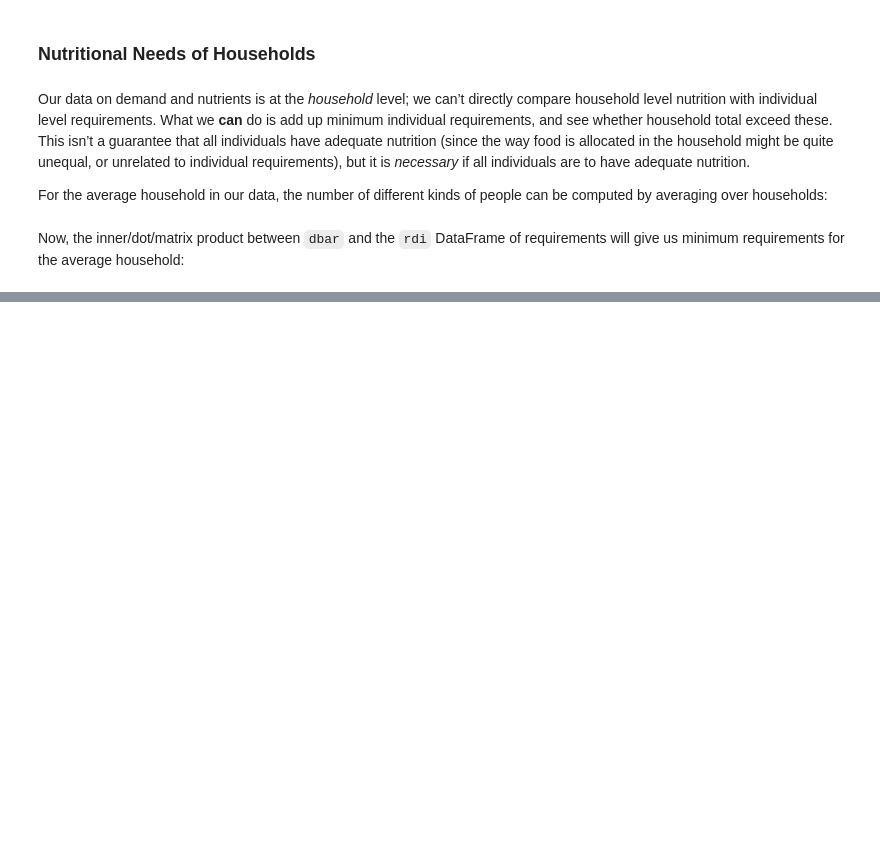
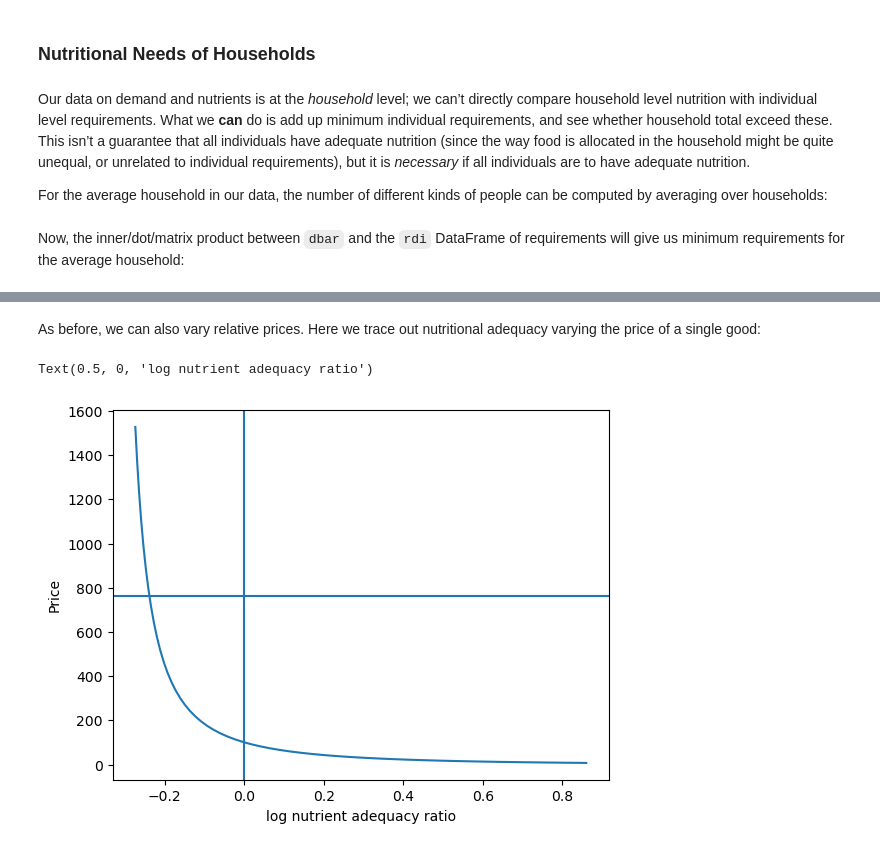
Before and after one commit to lauremariho/proj4_LutherBurbank, a Jupyter notebook: ethiopia_code.ipynb, the cells around one changed output, grey strips where cells are left out. Saved outputs shown, nothing was run; the diff lists cells and outputs as text; code cells hidden in the pictures; blank space fills up the shorter version.

```diff
--- a/ethiopia_code.ipynb
+++ b/ethiopia_code.ipynb
@@ -757,0 +813,18 @@ average household:
+# %% [markdown]
+As before, we can also vary relative prices.  Here we trace out
+nutritional adequacy varying the price of a single good:
+# %%
+scale = np.geomspace(.01,2,50)
+
+ndf = pd.DataFrame({s*pbar[USE_GOOD]:np.log(nutrient_adequacy_ratio(xref/4,my_prices(USE_GOOD,pbar[USE_GOOD]*s),dbar))[UseNutrients] for s in scale}).T
+
+fig,ax = plt.subplots()
+ax.plot(ndf['Vitamin C'],ndf.index)
+ax.axhline(pbar[USE_GOOD])
+ax.axvline(0)
+
+ax.set_ylabel('Price')
+ax.set_xlabel('log nutrient adequacy ratio')
+# %% [output]
+Text(0.5, 0, 'log nutrient adequacy ratio')
+[figure, added]
```
Also changed, not shown: parts of 6 cells of this notebook.
